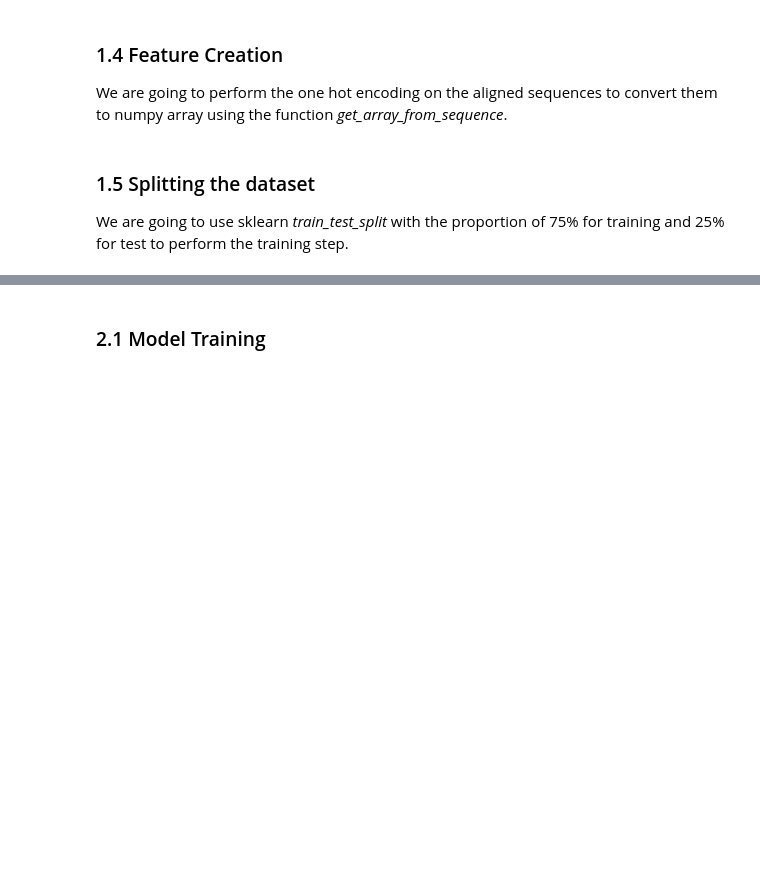
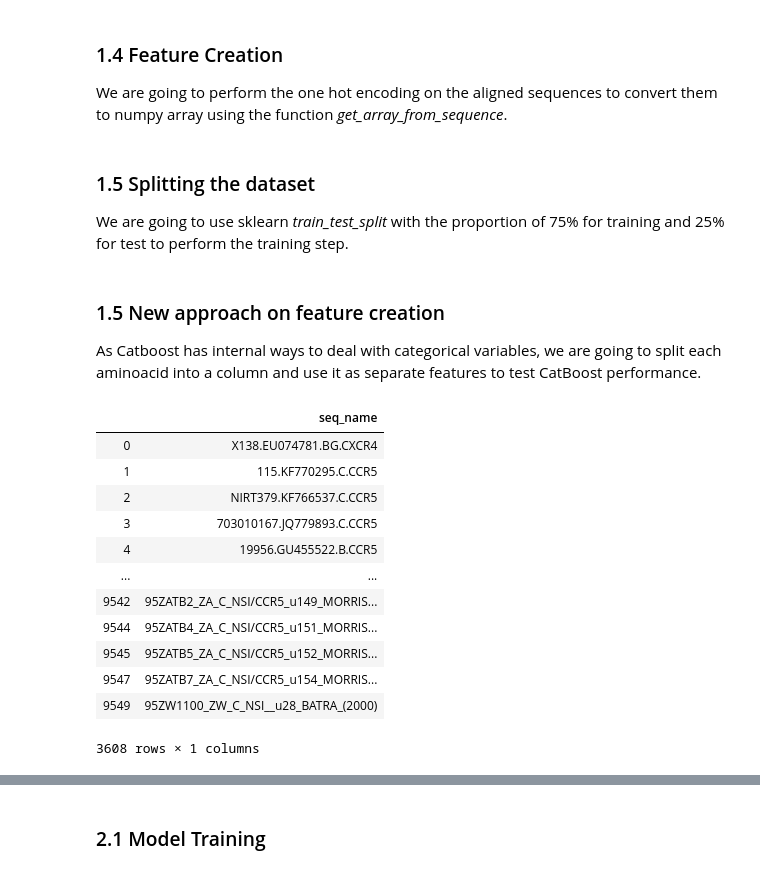
Before and after one commit to GabrielSGoncalves/DeepTropism, a Jupyter notebook: notebooks/DeepTropism_3_Catboost.ipynb, the cells around one changed output, grey strips where cells are left out. Saved outputs shown, nothing was run; the diff lists cells and outputs as text; code cells hidden in the pictures; blank space fills up the shorter version.

```diff
--- a/notebooks/DeepTropism_3_Catboost.ipynb
+++ b/notebooks/DeepTropism_3_Catboost.ipynb
@@ -187,3 +232,22 @@ X_train, X_validation, y_train, y_validation = train_test_split(X, y, train_size
 # import CatBoost classifier and other classes
 from catboost import CatBoostClassifier, Pool, cv
 from sklearn.metrics import accuracy_score
+# %% [markdown]
+### 1.5 New approach on feature creation
+As Catboost has internal ways to deal with categorical variables, we are going to split each aminoacid into a column and use it as separate features to test CatBoost performance.
+# %%
+df_unique[['seq_name']]
+# %% [output]
+|  | seq_name |
+| 0 | X138.EU074781.BG.CXCR4 |
+| 1 | 115.KF770295.C.CCR5 |
+| 2 | NIRT379.KF766537.C.CCR5 |
+| 3 | 703010167.JQ779893.C.CCR5 |
+| 4 | 19956.GU455522.B.CCR5 |
+| ... | ... |
+| 9542 | 95ZATB2_ZA_C_NSI/CCR5_u149_MORRIS... |
+| 9544 | 95ZATB4_ZA_C_NSI/CCR5_u151_MORRIS... |
+| 9545 | 95ZATB5_ZA_C_NSI/CCR5_u152_MORRIS... |
+| 9547 | 95ZATB7_ZA_C_NSI/CCR5_u154_MORRIS... |
+| 9549 | 95ZW1100_ZW_C_NSI__u28_BATRA_(2000) |
+3608 rows × 1 columns
```
Also changed, not shown: parts of 15 cells of this notebook.
